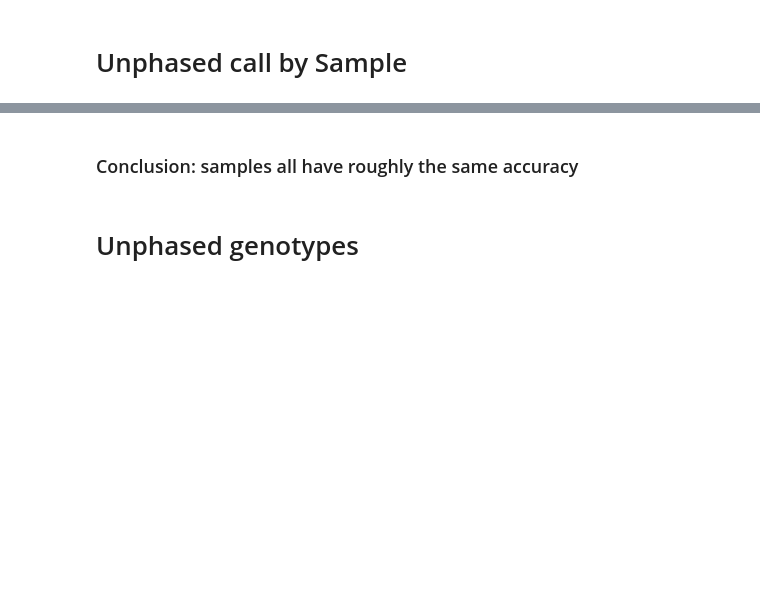
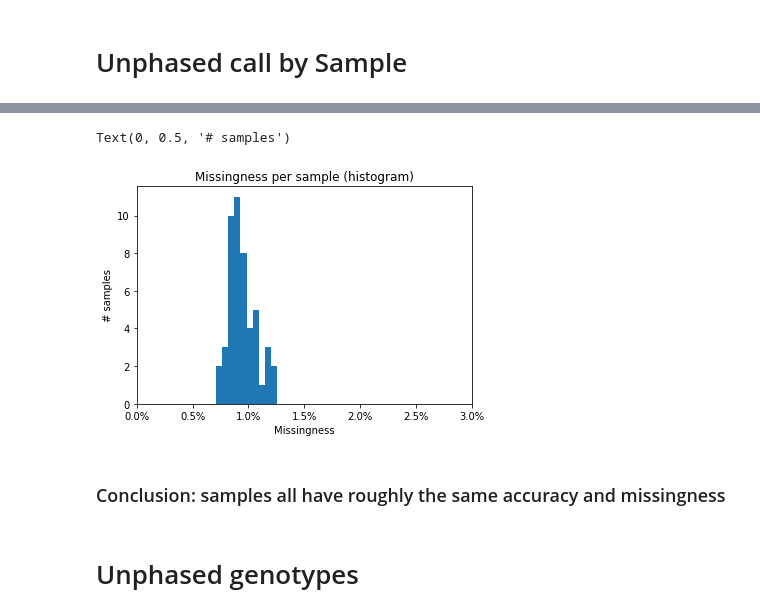
Before and after one commit to LiterallyUniqueLogin/ukbiobank_strs, a Jupyter notebook: pre_imputation_qc/ref_panel_size/graph_analysis.ipynb, the cells around one changed output, grey strips where cells are left out. Saved outputs shown, nothing was run; the diff lists cells and outputs as text; code cells hidden in the pictures; blank space fills up the shorter version.

```diff
--- a/pre_imputation_qc/ref_panel_size/graph_analysis.ipynb
+++ b/pre_imputation_qc/ref_panel_size/graph_analysis.ipynb
@@ -123,5 +134,26 @@ pass
+# %%
+#sample missingness rates
+figure = plt.figure()
+ax2 = figure.add_subplot(1,1,1)
+
+missingness = []
+sample_acc = data['sample_acc']
+total_loci = np.sum([x for x in data['nloci'].values()])
+for sample in sample_acc:
+    missingness.append((total_loci - sample_acc[sample][0])/total_loci)
+ax2.hist(missingness)
+ax2.set_xlim(0, .03)
+def formatter(num, pos):
+    return "{:.1%}".format(num)
+ax2.xaxis.set_major_formatter(FuncFormatter(formatter))
+ax2.set_title('Missingness per sample (histogram)')
+ax2.set_xlabel('Missingness')
+ax2.set_ylabel('# samples')
+# %% [output]
+Text(0, 0.5, '# samples')
+[figure, added]
 # %% [markdown]
-### Conclusion: samples all have roughly the same accuracy
+### Conclusion: samples all have roughly the same accuracy and missingness
 # %% [markdown]
 # Unphased genotypes
 # %%
```
Also changed, not shown: parts of 10 cells of this notebook, 2 other files.
